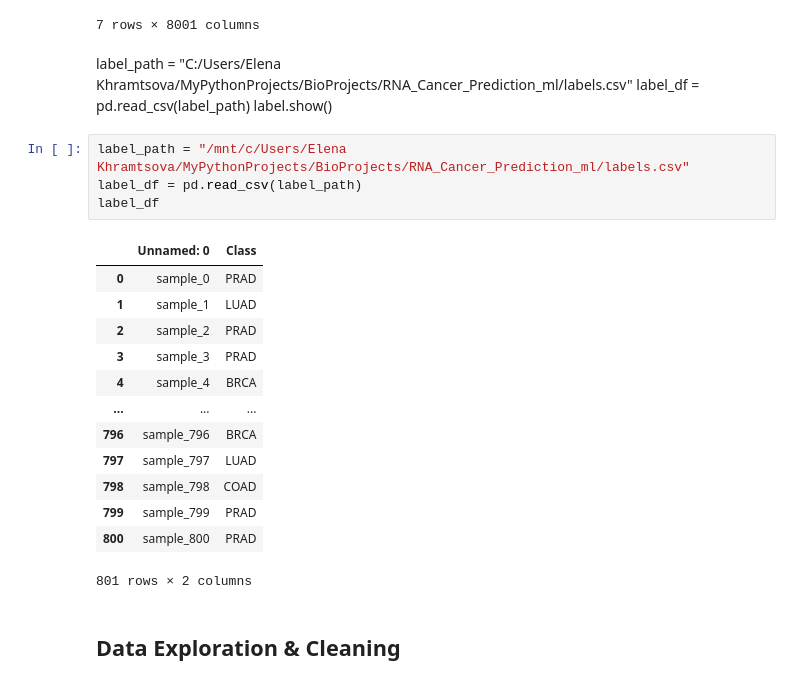
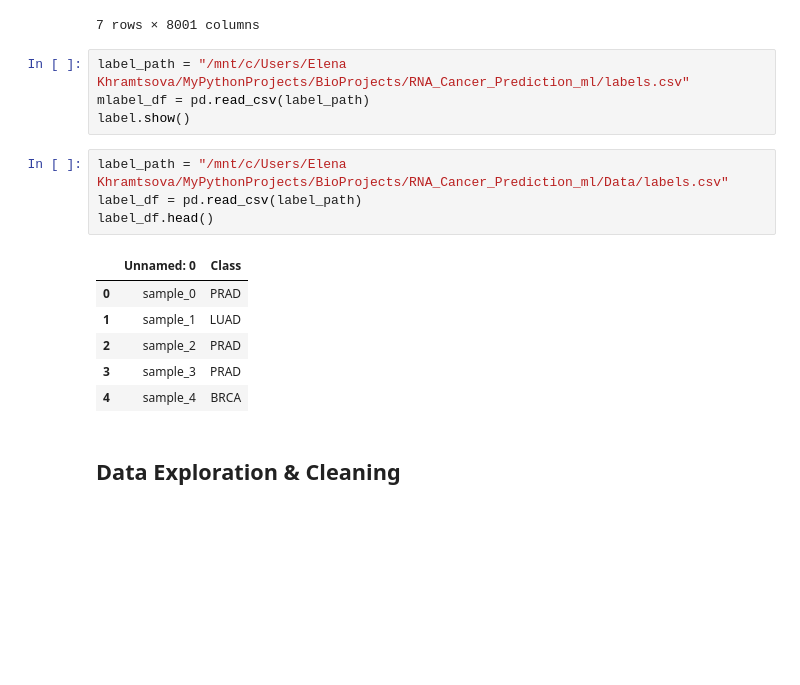
Before and after one commit to ElenaKhramtsova/CancerPredRNA_ml, a Jupyter notebook: Cancer_prediction_ml.ipynb, the cells around one changed output. Cells and saved outputs as stored; diff of their text form; blank space fills up the shorter version.

```diff
--- a/Cancer_prediction_ml.ipynb
+++ b/Cancer_prediction_ml.ipynb
@@ -57,28 +61,21 @@ df.head(7)
 | 5 | 0.0 | 0.000000 | 0.0 | 3.285950 | 0.000000 | 0.000000 | 0.000000 | 0.0 | 0.000000 | 1.858419 | ... | ... |
 | 6 | 0.0 | 0.927593 | 0.0 | 3.324983 | 0.537147 | 1.234624 | 1.234624 | 0.0 | 2.779008 | 3.563817 | ... | ... |
 7 rows × 8001 columns
-# %% [markdown]
-label_path = "C:/Users/Elena Khramtsova/MyPythonProjects/BioProjects/RNA_Cancer_Prediction_ml/labels.csv"
-label_df = pd.read_csv(label_path)
-label.show()
+# %%
+label_path = "/mnt/c/Users/Elena Khramtsova/MyPythonProjects/BioProjects/RNA_Cancer_Prediction_ml/labels.csv"
+mlabel_df = pd.read_csv(label_path)
+label.show()
 # %%
-label_path = "/mnt/c/Users/Elena Khramtsova/MyPythonProjects/BioProjects/RNA_Cancer_Prediction_ml/labels.csv"
+label_path = "/mnt/c/Users/Elena Khramtsova/MyPythonProjects/BioProjects/RNA_Cancer_Prediction_ml/Data/labels.csv"
 label_df = pd.read_csv(label_path)
-label_df
+label_df.head()
 # %% [output]
 |  | Unnamed: 0 | Class |
 | 0 | sample_0 | PRAD |
 | 1 | sample_1 | LUAD |
 | 2 | sample_2 | PRAD |
 | 3 | sample_3 | PRAD |
 | 4 | sample_4 | BRCA |
-| ... | ... | ... |
-| 796 | sample_796 | BRCA |
-| 797 | sample_797 | LUAD |
-| 798 | sample_798 | COAD |
-| 799 | sample_799 | PRAD |
-| 800 | sample_800 | PRAD |
-801 rows × 2 columns
 # %% [markdown]
 ## Data Exploration & Cleaning
 # %%
```
Also changed, not shown: parts of 12 cells of this notebook, 1 other file.
